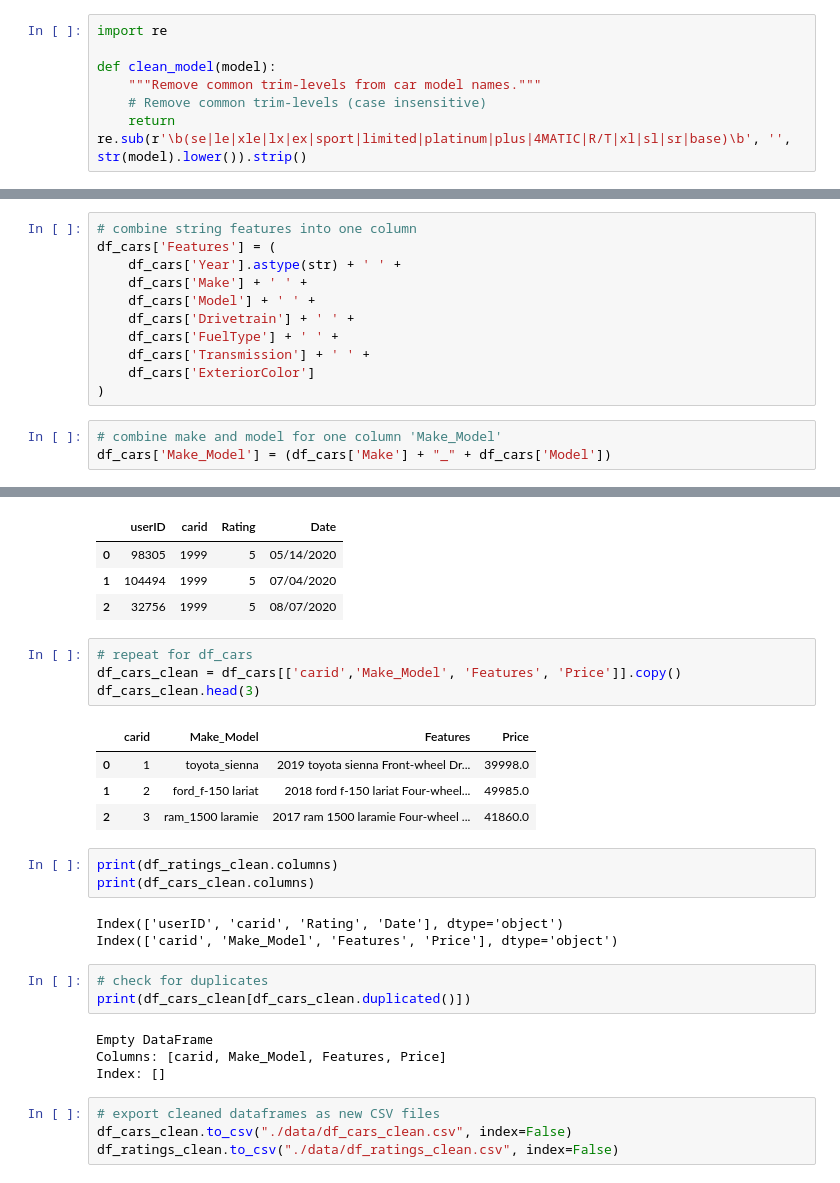
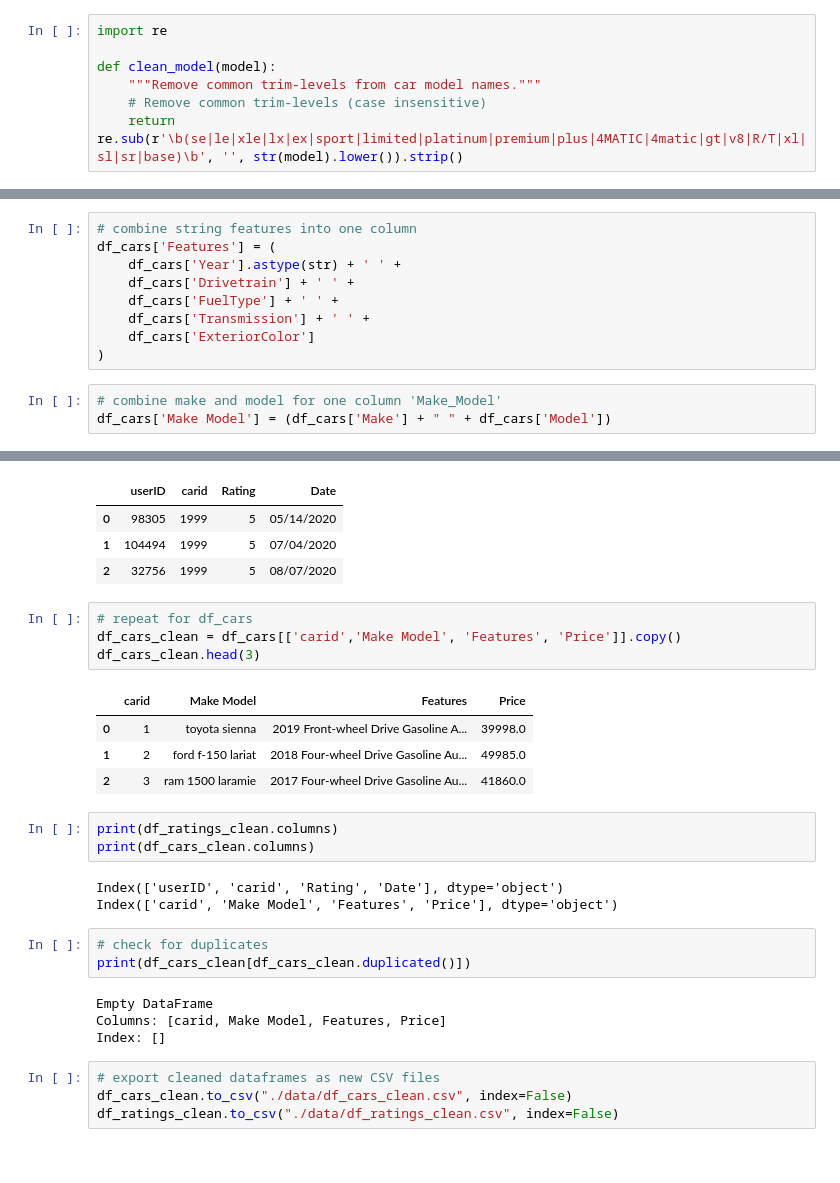
Before and after one commit to Nickeniklas/car_recommender, a Jupyter notebook: cars_eda.ipynb, the cells around one changed output, grey strips where cells are left out. Saved outputs shown, nothing was run; the diff lists cells and outputs as text.

Commit message:
Removed Make and Model from Features column

```diff
--- a/cars_eda.ipynb
+++ b/cars_eda.ipynb
@@ -350,7 +350,7 @@ import re
 def clean_model(model):
     """Remove common trim-levels from car model names."""
     # Remove common trim-levels (case insensitive)
-    return re.sub(r'\b(se|le|xle|lx|ex|sport|limited|platinum|plus|4MATIC|R/T|xl|sl|sr|base)\b', '', str(model).lower()).strip()
+    return re.sub(r'\b(se|le|xle|lx|ex|sport|limited|platinum|premium|plus|4MATIC|4matic|gt|v8|R/T|xl|sl|sr|base)\b', '', str(model).lower()).strip()
 # %%
 # clean model names in both dataframes
 df_cars['Model'] = df_cars['Model'].apply(clean_model)
@@ -405,8 +405,6 @@ Name: count, dtype: float64
 # combine string features into one column
 df_cars['Features'] = (
     df_cars['Year'].astype(str) + ' ' +
-    df_cars['Make'] + ' ' +
-    df_cars['Model'] + ' ' +
     df_cars['Drivetrain'] + ' ' +
     df_cars['FuelType'] + ' ' +
     df_cars['Transmission'] + ' ' +
@@ -414,7 +412,7 @@ df_cars['Features'] = (
 )
 # %%
 # combine make and model for one column 'Make_Model'
-df_cars['Make_Model'] = (df_cars['Make'] + "_" + df_cars['Model'])
+df_cars['Make Model'] = (df_cars['Make'] + " " + df_cars['Model'])
 # %% [markdown]
 ## FINAL DATASETS
 
@@ -440,25 +438,25 @@ df_ratings_clean.head(3)
 | 2 | 32756 | 1999 | 5 | 08/07/2020 |
 # %%
 # repeat for df_cars
-df_cars_clean = df_cars[['carid','Make_Model', 'Features', 'Price']].copy()
+df_cars_clean = df_cars[['carid','Make Model', 'Features', 'Price']].copy()
 df_cars_clean.head(3)
 # %% [output]
-|  | carid | Make_Model | Features | Price |
-| 0 | 1 | toyota_sienna | 2019 toyota sienna Front-wheel Dr... | 39998.0 |
-| 1 | 2 | ford_f-150 lariat | 2018 ford f-150 lariat Four-wheel... | 49985.0 |
-| 2 | 3 | ram_1500 laramie | 2017 ram 1500 laramie Four-wheel ... | 41860.0 |
+|  | carid | Make Model | Features | Price |
+| 0 | 1 | toyota sienna | 2019 Front-wheel Drive Gasoline A... | 39998.0 |
+| 1 | 2 | ford f-150 lariat | 2018 Four-wheel Drive Gasoline Au... | 49985.0 |
+| 2 | 3 | ram 1500 laramie | 2017 Four-wheel Drive Gasoline Au... | 41860.0 |
 # %%
 print(df_ratings_clean.columns)
 print(df_cars_clean.columns)
 # %% [output]
 Index(['userID', 'carid', 'Rating', 'Date'], dtype='object')
-Index(['carid', 'Make_Model', 'Features', 'Price'], dtype='object')
+Index(['carid', 'Make Model', 'Features', 'Price'], dtype='object')
 # %%
 # check for duplicates
 print(df_cars_clean[df_cars_clean.duplicated()])
 # %% [output]
 Empty DataFrame
-Columns: [carid, Make_Model, Features, Price]
+Columns: [carid, Make Model, Features, Price]
 Index: []
 # %%
 # export cleaned dataframes as new CSV files
```
Also changed, not shown: parts of 6 cells of this notebook, 1 other file.
